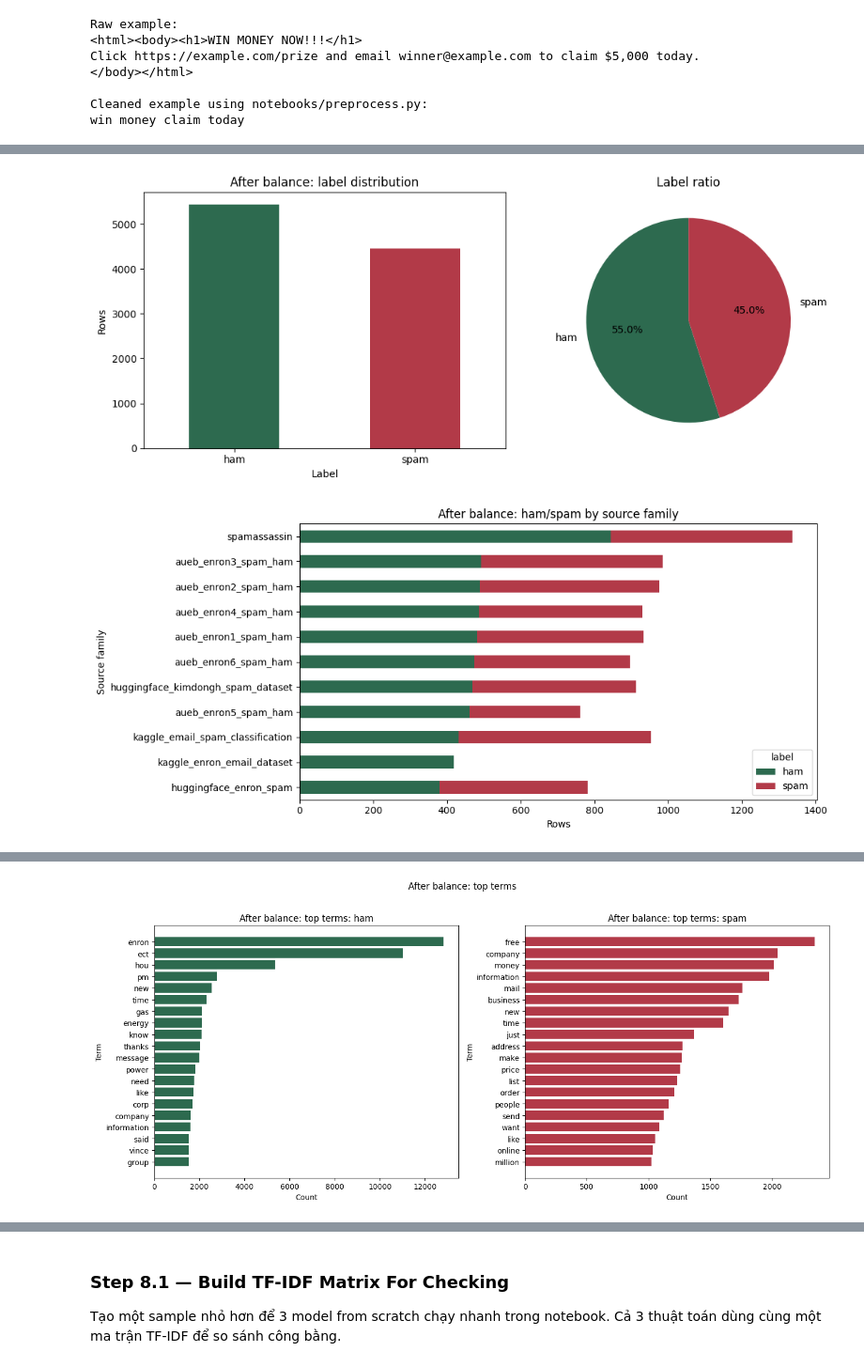
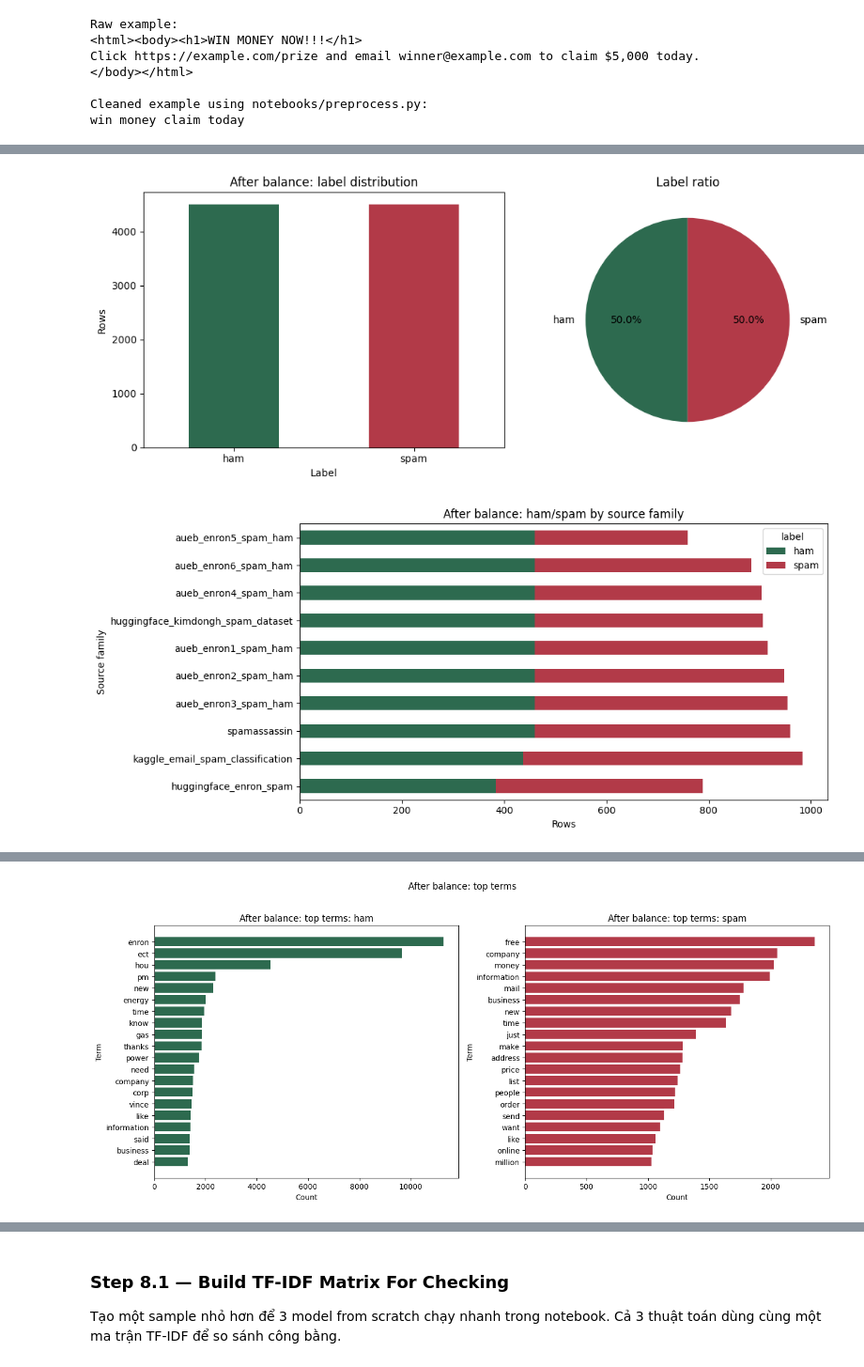
Before and after one commit to QuangManhAI/lab01-machine-learning, a Jupyter notebook: notebooks/lab01.ipynb, the cells around one changed output, grey strips where cells are left out. Shown at 94% size. Drawn from its saved outputs; the diff is of its cells as text; code cells hidden in the pictures.

```diff
--- a/notebooks/lab01.ipynb
+++ b/notebooks/lab01.ipynb
@@ -421,0 +211,24 @@ max          120772.000000         15414.000000     452.000000
+# %%
+full_clean_data, before_balance_data, unbalanced_processed_data = preprocess.process_raw_dataset(
+    raw_data,
+    balance=False,
+    mixed_sources_only=True,
+    extra_ham_samples=0,
+)
+
+print(f"Full cleaned rows: {len(full_clean_data):,}")
+print(f"Trainable rows after preprocess, before balance: {len(before_balance_data):,}")
+print("Unbalanced label counts")
+display(crawl.label_counts(before_balance_data))
+
+def feature_quality_summary(frame, name):
+    feature_columns = ["label", "source_family", "subject", "text", "clean_text", "raw_char_count", "clean_char_count", "clean_word_count"]
+    available_columns = [column for column in feature_columns if column in frame.columns]
+    print(f"{name}: missing data in model/features columns")
+    display(preprocess.missing_data_summary(frame[available_columns]))
+    print(f"{name}: duplicate clean_text + label")
+    display(preprocess.duplicate_data_summary(frame, subset=["clean_text", "label"]))
+
+feature_quality_summary(before_balance_data, "After preprocess, before balance")
+display(eda.source_label_table(before_balance_data).head(20))
+display(eda.length_summary(before_balance_data))
@@ -455,0 +289,11 @@ max          120772.000000         15414.000000     452.000000
+# %%
+balanced_data = preprocess.balance_dataset(before_balance_data, random_seed=42)
+
+print(f"Before balance rows: {len(before_balance_data):,}")
+print(f"Balanced rows: {len(balanced_data):,}")
+print("Before balance label counts")
+display(crawl.label_counts(before_balance_data))
+print("After balance label counts")
+display(crawl.label_counts(balanced_data))
+display(eda.source_label_table(balanced_data).head(20))
+display(eda.length_summary(balanced_data))
@@ -456,6 +332,6 @@ max          120772.000000         15414.000000     452.000000
 # %%
 eda = importlib.reload(eda)
-eda.plot_eda_overview(data, title_prefix="After balance")
+eda.plot_eda_overview(balanced_data, title_prefix="After balance")
 # %% [output]
-[figure, old version]
+[figure, new version]
-[figure, old version]
+[figure, new version]
@@ -463 +339 @@ eda.plot_eda_overview(data, title_prefix="After balance")
-[figure, old version]
+[figure, new version]
```
Also changed, not shown: parts of 56 cells of this notebook, 1 other file.
